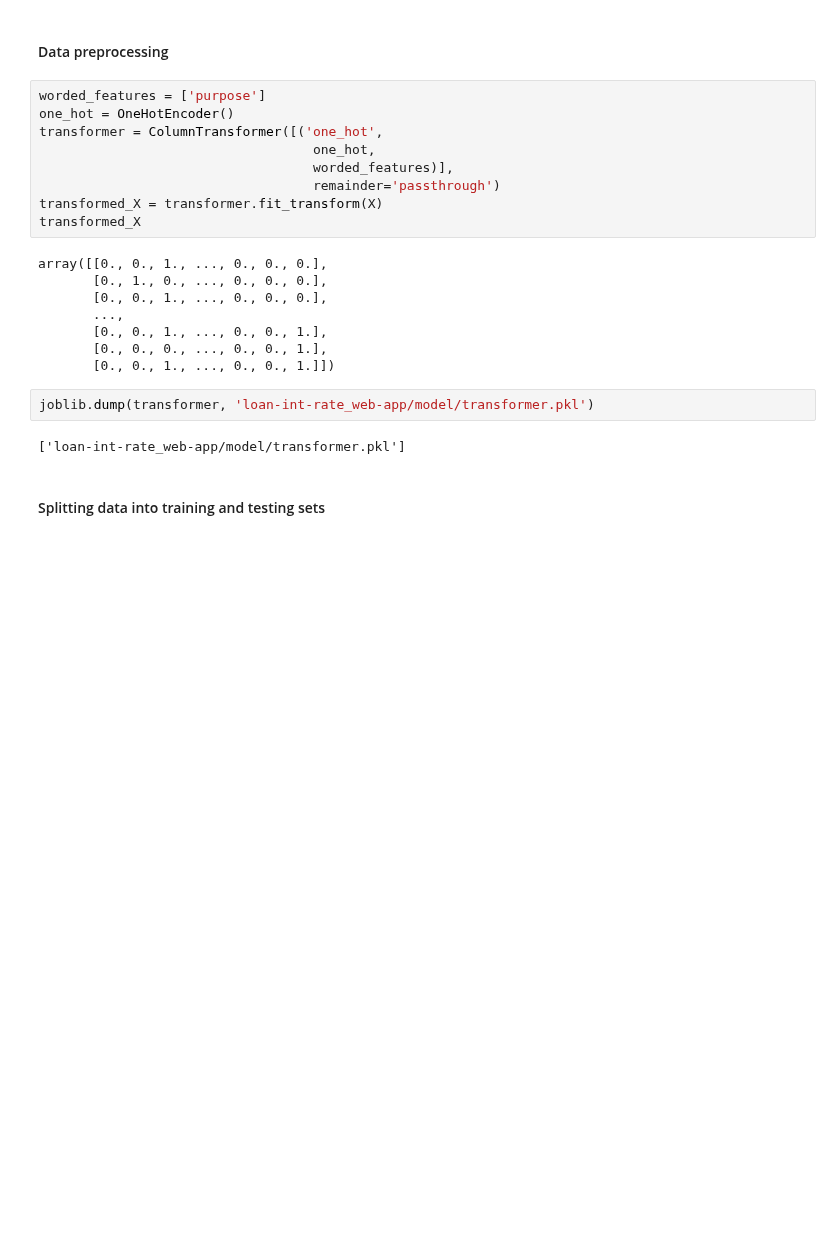
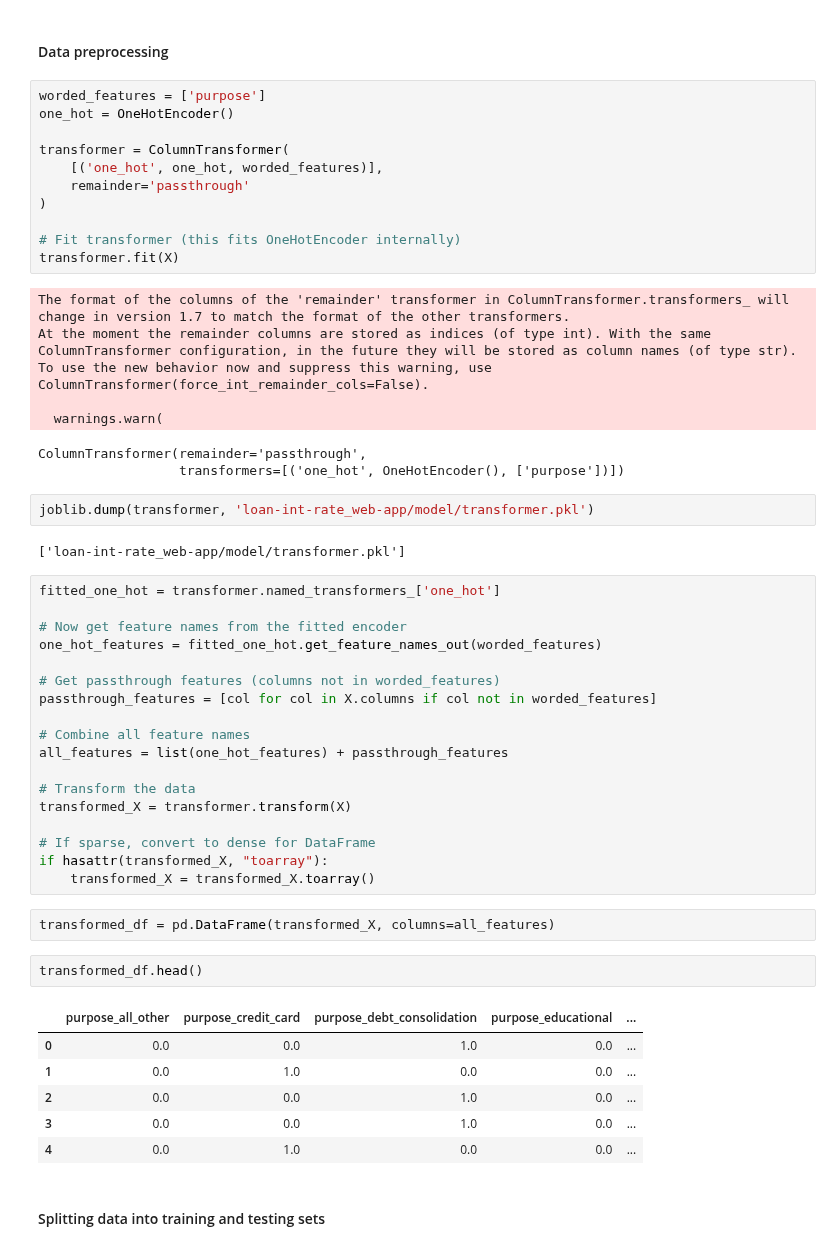
Before and after one commit to devern-DZZC/Interest-Rate-Prediction, a Jupyter notebook: Loan-Interest-Rate-Prediction.ipynb, the cells around one changed output. Saved outputs shown, nothing was run; the diff lists cells and outputs as text; blank space fills up the shorter version.

```diff
--- a/Loan-Interest-Rate-Prediction.ipynb
+++ b/Loan-Interest-Rate-Prediction.ipynb
@@ -253,24 +227,55 @@ Name: int.rate, Length: 9578, dtype: float64
 # %%
 worded_features = ['purpose']
 one_hot = OneHotEncoder()
-transformer = ColumnTransformer([('one_hot',
-                                   one_hot,
-                                   worded_features)],
-                                   remainder='passthrough')
-transformed_X = transformer.fit_transform(X)
-transformed_X
+
+transformer = ColumnTransformer(
+    [('one_hot', one_hot, worded_features)],
+    remainder='passthrough'
+)
+
+# Fit transformer (this fits OneHotEncoder internally)
+transformer.fit(X)
 # %% [output]
-array([[0., 0., 1., ..., 0., 0., 0.],
-       [0., 1., 0., ..., 0., 0., 0.],
-       [0., 0., 1., ..., 0., 0., 0.],
-       ...,
-       [0., 0., 1., ..., 0., 0., 1.],
-       [0., 0., 0., ..., 0., 0., 1.],
-       [0., 0., 1., ..., 0., 0., 1.]])
+The format of the columns of the 'remainder' transformer in ColumnTransformer.transformers_ will change in version 1.7 to match the format of the other transformers.
+At the moment the remainder columns are stored as indices (of type int). With the same ColumnTransformer configuration, in the future they will be stored as column names (of type str).
+To use the new behavior now and suppress this warning, use ColumnTransformer(force_int_remainder_cols=False).
+
+  warnings.warn(
+ColumnTransformer(remainder='passthrough',
+                  transformers=[('one_hot', OneHotEncoder(), ['purpose'])])
 # %%
 joblib.dump(transformer, 'loan-int-rate_web-app/model/transformer.pkl')
 # %% [output]
 ['loan-int-rate_web-app/model/transformer.pkl']
+# %%
+fitted_one_hot = transformer.named_transformers_['one_hot']
+
+# Now get feature names from the fitted encoder
+one_hot_features = fitted_one_hot.get_feature_names_out(worded_features)
+
+# Get passthrough features (columns not in worded_features)
+passthrough_features = [col for col in X.columns if col not in worded_features]
+
+# Combine all feature names
+all_features = list(one_hot_features) + passthrough_features
+
+# Transform the data
+transformed_X = transformer.transform(X)
+
+# If sparse, convert to dense for DataFrame
+if hasattr(transformed_X, "toarray"):
+    transformed_X = transformed_X.toarray()
+# %%
+transformed_df = pd.DataFrame(transformed_X, columns=all_features)
+# %%
+transformed_df.head()
+# %% [output]
+|  | purpose_all_other | purpose_credit_card | purpose_debt_consolidation | purpose_educational | ... |
+| 0 | 0.0 | 0.0 | 1.0 | 0.0 | ... |
+| 1 | 0.0 | 1.0 | 0.0 | 0.0 | ... |
+| 2 | 0.0 | 0.0 | 1.0 | 0.0 | ... |
+| 3 | 0.0 | 0.0 | 1.0 | 0.0 | ... |
+| 4 | 0.0 | 1.0 | 0.0 | 0.0 | ... |
 # %% [markdown]
 #### Splitting data into training and testing sets
 # %%
```
Also changed, not shown: parts of 9 cells of this notebook, 9 other files.
